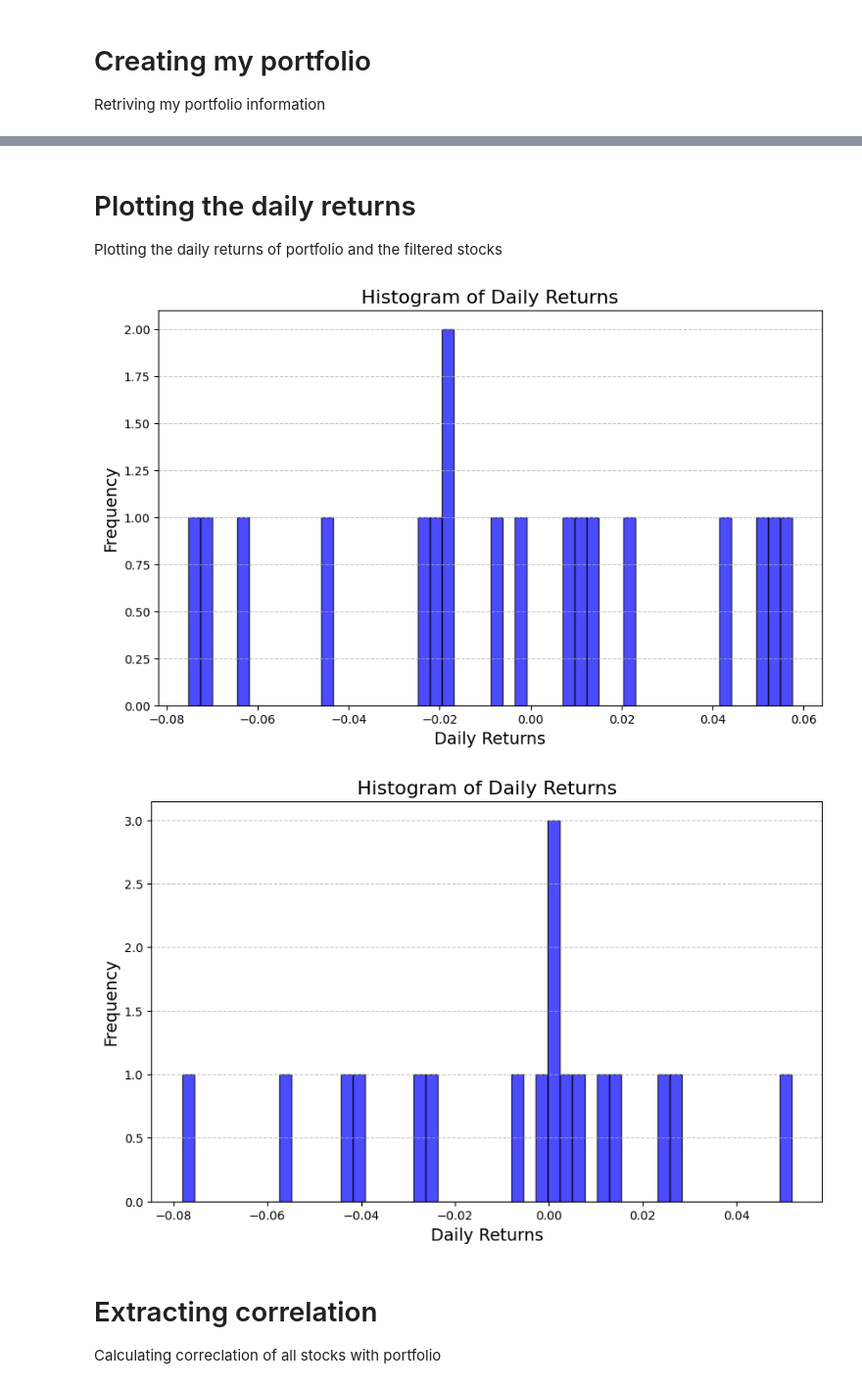
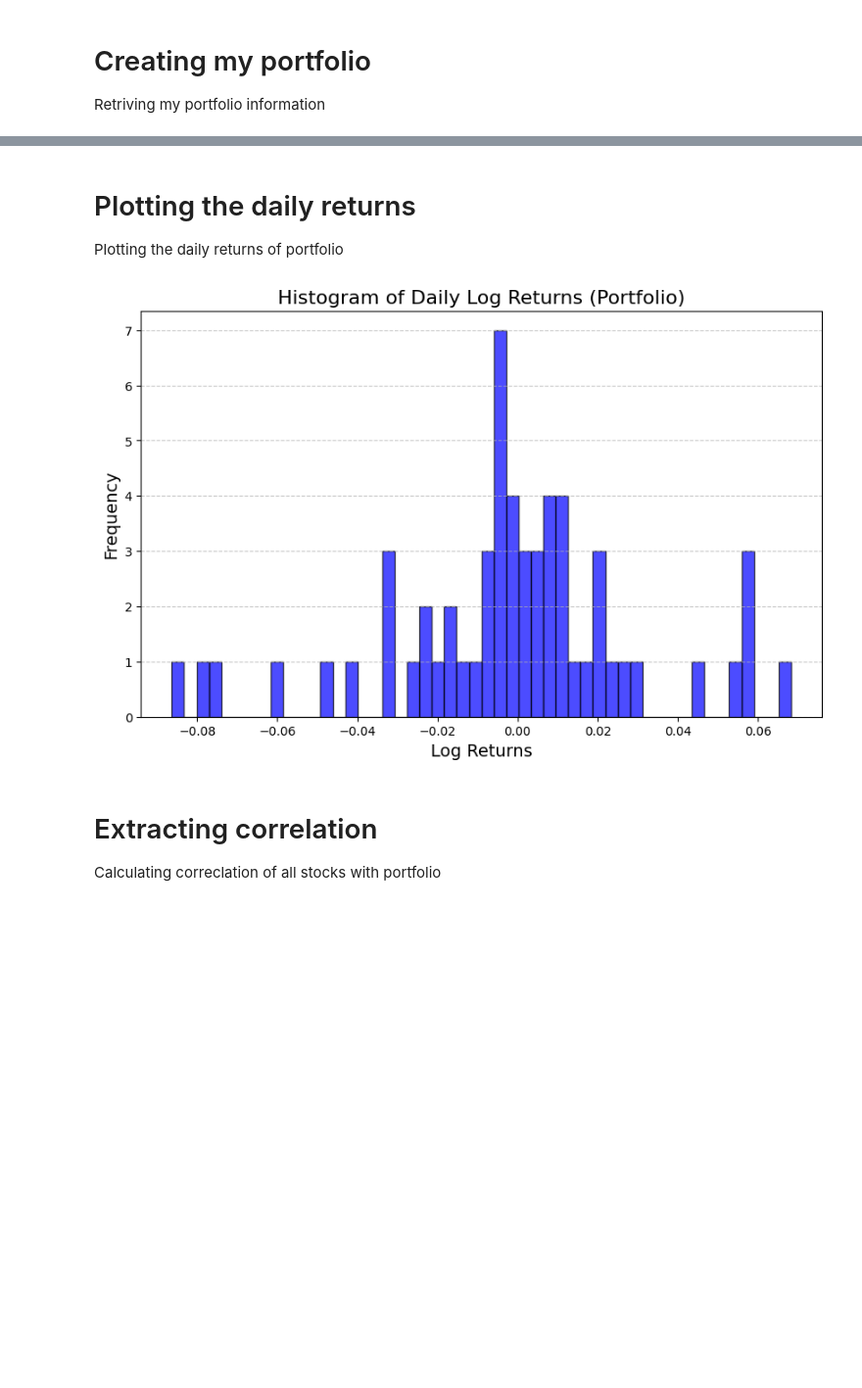
Before and after one commit to raviteja1608/Quant_research, a Jupyter notebook: Strangle_strategy.ipynb, the cells around one changed output, grey strips where cells are left out. Shown: that part at 98% size. Drawn from its saved outputs; the diff is of its cells as text; code cells hidden in the pictures; blank space fills up the shorter version.

```diff
--- a/Strangle_strategy.ipynb
+++ b/Strangle_strategy.ipynb
@@ -128,7 +128,7 @@ print(fetch_exchanges_list().head(50))
 49               Jakarta Exchange     JK       Indonesia      IDR
 # %%
 # Define the list of exchanges
-exchange_list = ["PA", "AS","LSE","VI","MC","US"]
+exchange_list = ["OL","PA","AS","HE"]
 
 # Initialize an empty list to store DataFrames
 combined_data = []
@@ -280,12 +281,12 @@ Retriving my portfolio information
 # %%
 # Define the start and end dates
 end_date = dt.datetime.now()
-start_date = end_date - dt.timedelta(days=30)
+start_date = end_date - dt.timedelta(days=90)
 
 # Getting portfolio information
 portfolio_stocks = portfolio_list_stock["Stock_name"]
 portfolio_quantity = portfolio_list_quantity["Quantity"]
-Margin_amount = 14000
+Margin_amount = 30000
 
 # Initializing the portfolio DataFrame
 portfolio_init = pd.DataFrame({
@@ -293,9 +294,7 @@ portfolio_init = pd.DataFrame({
     "Quantity": portfolio_quantity
 })
 
-# Define the start and end dates
-end_date = dt.datetime.now()
-start_date = end_date - dt.timedelta(days=30)
+
 
 # Initialize a DataFrame to store daily portfolio values
 daily_portfolio_values = pd.DataFrame()
@@ -357,42 +356,30 @@ print(daily_portfolio_values)
 # %% [markdown]
 # Plotting the daily returns
-Plotting the daily returns of portfolio and the filtered stocks
+Plotting the daily returns of portfolio
 # %%
-# Define the start and end dates -- Make sure it matches the previous cell
-end_date = dt.datetime.now()
-start_date = end_date - dt.timedelta(days=30)
-
-# Calculate daily returns for Total_Portfolio_Value
-daily_portfolio_values['daily_return'] = daily_portfolio_values['Total_Portfolio_Value'].pct_change()
+# Calculate log returns for Total_Portfolio_Value
+daily_portfolio_values['log_return'] = np.log(daily_portfolio_values['Total_Portfolio_Value'] / daily_portfolio_values['Total_Portfolio_Value'].shift(1))
 daily_portfolio_returns = daily_portfolio_values.dropna()
 
-# Getting stock list for daily returns
-filtered_stock_name = filtered_stock_list["Stock"]
 
-# Calculating the daily returns for all the stocks in the list
-daily_returns = calculate_daily_returns(filtered_stock_name[1], start_date, end_date, "d")
+# Function to calculate log returns for a single stock
+def calculate_log_returns(stock, start_date, end_date, period):
+    stock_data = Fetch_historical_price(stock, start_date, end_date, period=period, columns=["adjusted_close"])
+    stock_data['log_return'] = np.log(stock_data['adjusted_close'] / stock_data['adjusted_close'].shift(1))
+    return stock_data.dropna()
 
 
-# Plot a histogram of the daily portfolio returns
+
+# Plot a histogram of the daily portfolio log returns
 plt.figure(figsize=(10, 6))
-plt.hist(daily_portfolio_returns['daily_return'], bins=50, color='blue', edgecolor='black', alpha=0.7)
-plt.title('Histogram of Daily Returns', fontsize=16)
-plt.xlabel('Daily Returns', fontsize=14)
+plt.hist(daily_portfolio_returns['log_return'], bins=50, color='blue', edgecolor='black', alpha=0.7)
+plt.title('Histogram of Daily Log Returns (Portfolio)', fontsize=16)
+plt.xlabel('Log Returns', fontsize=14)
 plt.ylabel('Frequency', fontsize=14)
 plt.grid(axis='y', linestyle='--', alpha=0.7)
 plt.show()
-
-# Plot a histogram of the daily stock returns
-plt.figure(figsize=(10, 6))
-plt.hist(daily_returns['daily_return'], bins=50, color='blue', edgecolor='black', alpha=0.7)
-plt.title('Histogram of Daily Returns', fontsize=16)
-plt.xlabel('Daily Returns', fontsize=14)
-plt.ylabel('Frequency', fontsize=14)
-plt.grid(axis='y', linestyle='--', alpha=0.7)
-plt.show()
 # %% [output]
-[figure, old version]
+[figure, new version]
-[figure, removed]
 # %% [markdown]
 # Extracting correlation
 Calculating correclation of all stocks with portfolio
```
Also changed, not shown: parts of 15 cells of this notebook, 2 other files.
